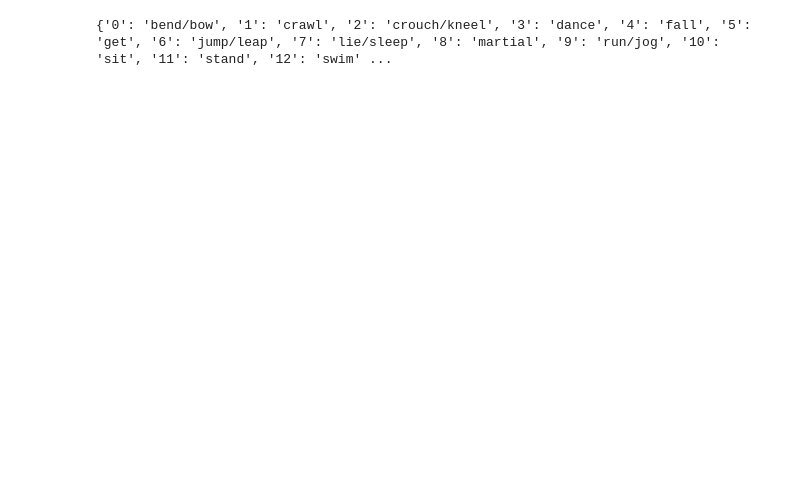
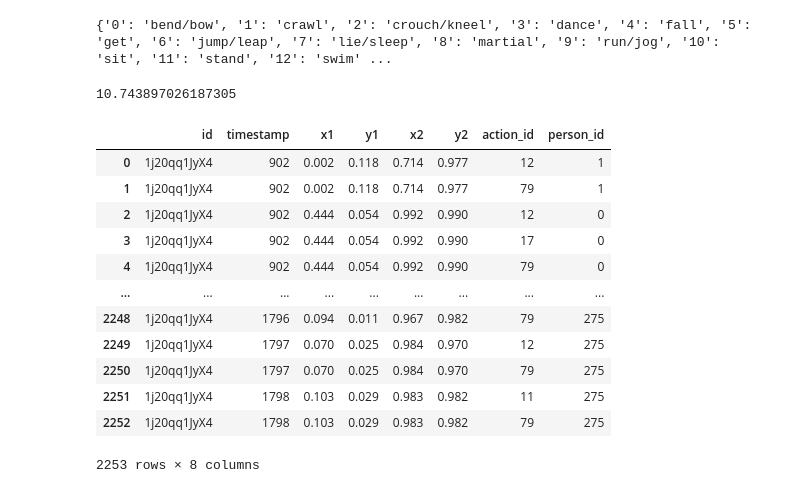
Before and after one commit to maxim-mat/trace-denoise, a Jupyter notebook: src/ava_dataset.ipynb, the cells around one changed output. Saved outputs shown, nothing was run; the diff lists cells and outputs as text; code cells hidden in the pictures; blank space fills up the shorter version.

```diff
--- a/src/ava_dataset.ipynb
+++ b/src/ava_dataset.ipynb
@@ -56,3 +56,23 @@ def reconstruct_prob_vector(k, p_k, num_classes, alpha=0.3):
     p[np.arange(num_classes) != k] = p_rest
 
     return p
+# %%
+len(stochastic_df[stochastic_df["id"] == "1j20qq1JyX4"]) / len(target_df[target_df["id"] == "1j20qq1JyX4"])
+# %% [output]
+10.743897026187305
+# %%
+target_df[target_df["id"] == "1j20qq1JyX4"]
+# %% [output]
+|  | id | timestamp | x1 | y1 | x2 | y2 | action_id | person_id |
+| 0 | 1j20qq1JyX4 | 902 | 0.002 | 0.118 | 0.714 | 0.977 | 12 | 1 |
+| 1 | 1j20qq1JyX4 | 902 | 0.002 | 0.118 | 0.714 | 0.977 | 79 | 1 |
+| 2 | 1j20qq1JyX4 | 902 | 0.444 | 0.054 | 0.992 | 0.990 | 12 | 0 |
+| 3 | 1j20qq1JyX4 | 902 | 0.444 | 0.054 | 0.992 | 0.990 | 17 | 0 |
+| 4 | 1j20qq1JyX4 | 902 | 0.444 | 0.054 | 0.992 | 0.990 | 79 | 0 |
+| ... | ... | ... | ... | ... | ... | ... | ... | ... |
+| 2248 | 1j20qq1JyX4 | 1796 | 0.094 | 0.011 | 0.967 | 0.982 | 79 | 275 |
+| 2249 | 1j20qq1JyX4 | 1797 | 0.070 | 0.025 | 0.984 | 0.970 | 12 | 275 |
+| 2250 | 1j20qq1JyX4 | 1797 | 0.070 | 0.025 | 0.984 | 0.970 | 79 | 275 |
+| 2251 | 1j20qq1JyX4 | 1798 | 0.103 | 0.029 | 0.983 | 0.982 | 11 | 275 |
+| 2252 | 1j20qq1JyX4 | 1798 | 0.103 | 0.029 | 0.983 | 0.982 | 79 | 275 |
+2253 rows × 8 columns
```
Also changed, not shown: parts of 10 cells of this notebook, 3 other files.
